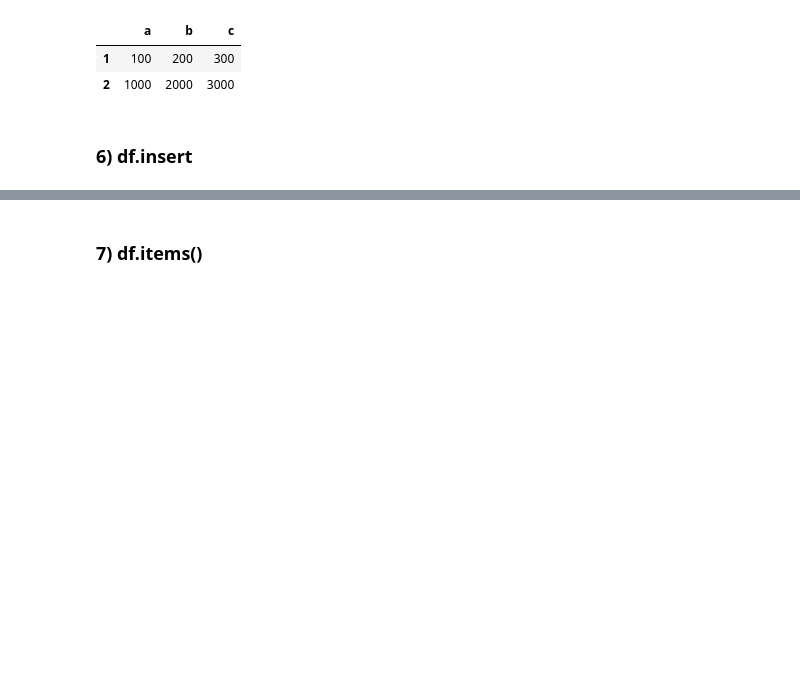
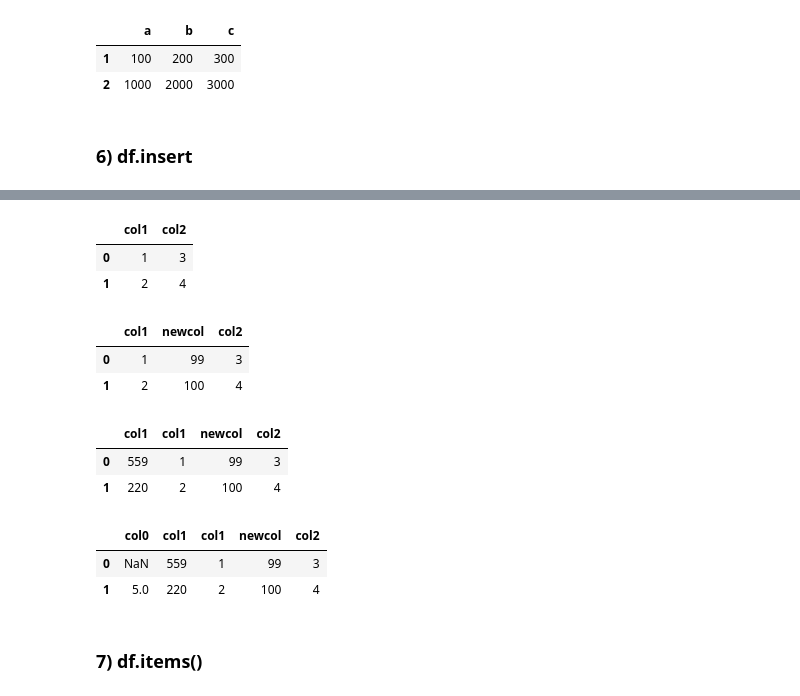
Before and after one commit to alaminbhuyan/Visualization, a Jupyter notebook: Pandas2/PANDAS 2023/Data Frame/Indexing, iteration.ipynb, the cells around one changed output, grey strips where cells are left out. Cells and saved outputs as stored; diff of their text form; code cells hidden in the pictures; blank space fills up the shorter version.

```diff
--- a/Pandas2/PANDAS 2023/Data Frame/Indexing, iteration.ipynb
+++ b/Pandas2/PANDAS 2023/Data Frame/Indexing, iteration.ipynb
@@ -258,2 +263,35 @@ df5.iloc[1:3, 0:3]
+# %%
+df = pd.DataFrame({'col1': [1, 2], 'col2': [3, 4]})
+df
+# %% [output]
+|  | col1 | col2 |
+| 0 | 1 | 3 |
+| 1 | 2 | 4 |
+# %%
+df.insert(loc=1, column='newcol', value=[99,100])
+# %%
+df
+# %% [output]
+|  | col1 | newcol | col2 |
+| 0 | 1 | 99 | 3 |
+| 1 | 2 | 100 | 4 |
+# %%
+df.insert(loc=0, column='col1', value=[559,220], allow_duplicates=True)
+df
+# %% [output]
+|  | col1 | col1 | newcol | col2 |
+| 0 | 559 | 1 | 99 | 3 |
+| 1 | 220 | 2 | 100 | 4 |
+# %%
+# Notice that pandas uses index alignment in case of value from type series
+
+# Here index start from 1 so 0 index value is Nan
+
+df.insert(loc=0, column='col0', value=pd.Series(data=[5,6], index=[1,2]))
+df
+# %% [output]
+|  | col0 | col1 | col1 | newcol | col2 |
+| 0 | NaN | 559 | 1 | 99 | 3 |
+| 1 | 5.0 | 220 | 2 | 100 | 4 |
 # %% [markdown]
 ### 7) df.items()
```
Also changed, not shown: parts of 37 cells of this notebook.
